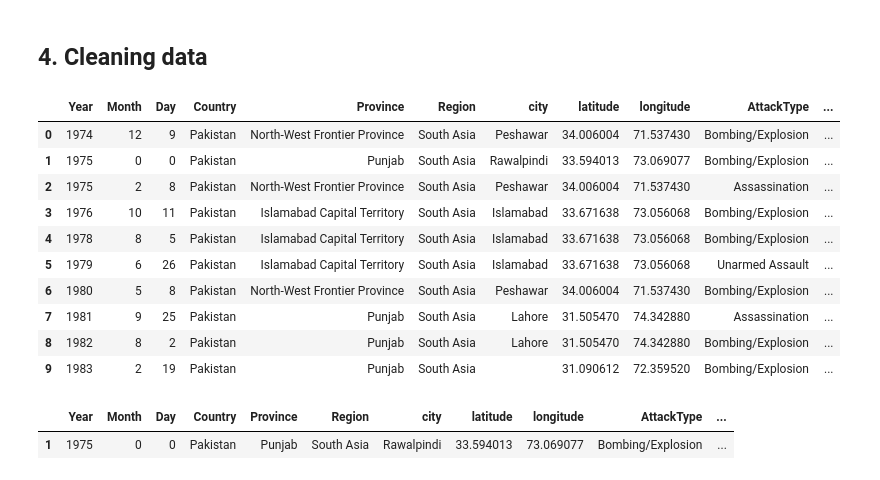
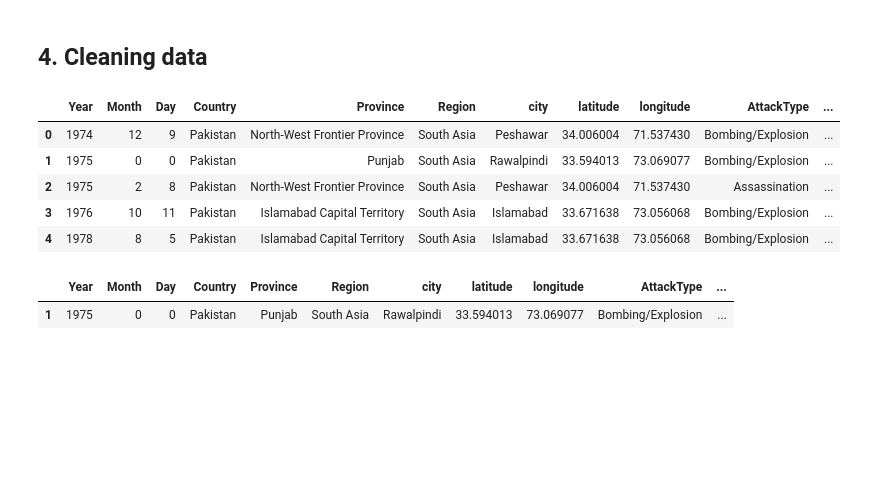
Before and after one commit to vcuspinera/Pakistan_inflation-crime, a Jupyter notebook: src/02_EDA_Crime.ipynb, the cells around one changed output. Saved outputs shown, nothing was run; the diff lists cells and outputs as text; code cells hidden in the pictures; blank space fills up the shorter version.

```diff
--- a/src/02_EDA_Crime.ipynb
+++ b/src/02_EDA_Crime.ipynb
@@ -249,7 +250,7 @@ Casualties     0
 dtype: int64
 # %%
 # In column `Target` changed `NaN` for `Unidentified`
-df['Target'].fillna("Unidentifiede", inplace = True)
+df['Target'].fillna("Undefined", inplace = True)
 
 # Look againg for missing values
 df.isnull().sum()
@@ -275,19 +276,14 @@ dtype: int64
 # %% [markdown]
 ## 4. Cleaning data
 # %%
-df.head(10)
+df.head()
 # %% [output]
 |  | Year | Month | Day | Country | Province | Region | city | latitude | longitude | AttackType | ... |
 | 0 | 1974 | 12 | 9 | Pakistan | North-West Frontier Province | South Asia | Peshawar | 34.006004 | 71.537430 | Bombing/Explosion | ... |
 | 1 | 1975 | 0 | 0 | Pakistan | Punjab | South Asia | Rawalpindi | 33.594013 | 73.069077 | Bombing/Explosion | ... |
 | 2 | 1975 | 2 | 8 | Pakistan | North-West Frontier Province | South Asia | Peshawar | 34.006004 | 71.537430 | Assassination | ... |
 | 3 | 1976 | 10 | 11 | Pakistan | Islamabad Capital Territory | South Asia | Islamabad | 33.671638 | 73.056068 | Bombing/Explosion | ... |
 | 4 | 1978 | 8 | 5 | Pakistan | Islamabad Capital Territory | South Asia | Islamabad | 33.671638 | 73.056068 | Bombing/Explosion | ... |
-| 5 | 1979 | 6 | 26 | Pakistan | Islamabad Capital Territory | South Asia | Islamabad | 33.671638 | 73.056068 | Unarmed Assault | ... |
-| 6 | 1980 | 5 | 8 | Pakistan | North-West Frontier Province | South Asia | Peshawar | 34.006004 | 71.537430 | Bombing/Explosion | ... |
-| 7 | 1981 | 9 | 25 | Pakistan | Punjab | South Asia | Lahore | 31.505470 | 74.342880 | Assassination | ... |
-| 8 | 1982 | 8 | 2 | Pakistan | Punjab | South Asia | Lahore | 31.505470 | 74.342880 | Bombing/Explosion | ... |
-| 9 | 1983 | 2 | 19 | Pakistan | Punjab | South Asia |  | 31.090612 | 72.359520 | Bombing/Explosion | ... |
 # %%
 # Observations with `Month`= 0
 df[df['Month']==0]
```
Also changed, not shown: parts of 25 cells of this notebook, 4 other files.
